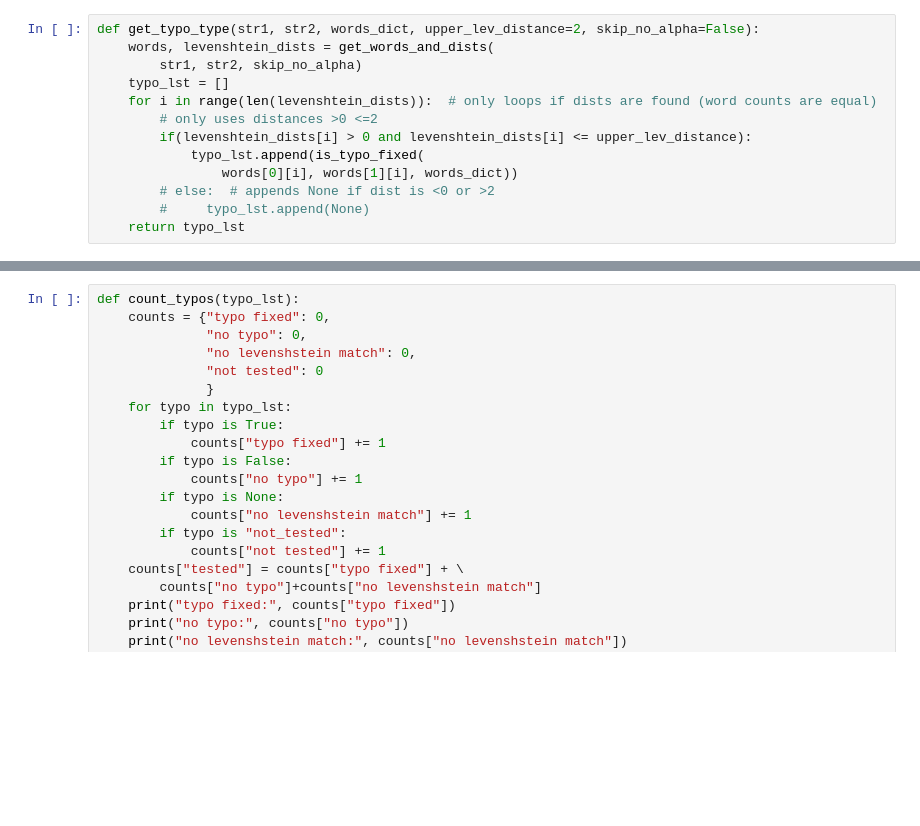
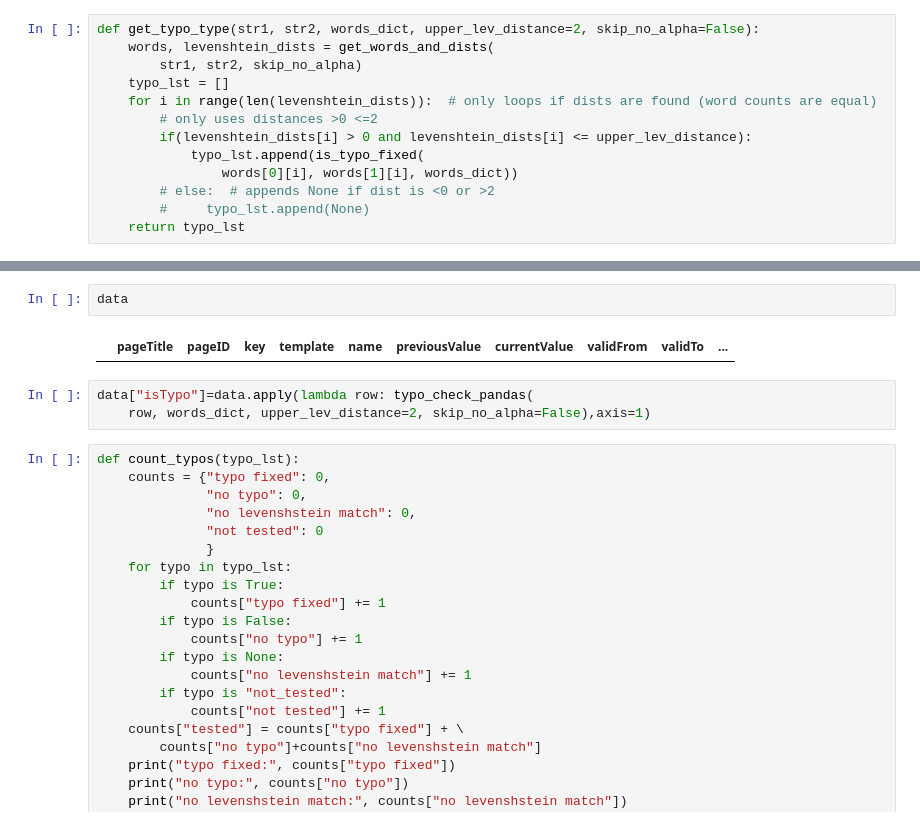
Before and after one commit to HPI-Information-Systems/wikipedia_cleanup, a Jupyter notebook: notebooks/tibor/typo_detection.ipynb, the cells around one changed output, grey strips where cells are left out. Drawn from its saved outputs; the diff is of its cells as text; blank space fills up the shorter version.

Commit message:
Change calculation to pandas

```diff
--- a/notebooks/tibor/typo_detection.ipynb
+++ b/notebooks/tibor/typo_detection.ipynb
@@ -155,3 +169,10 @@ def typo_check(str1, str2, words_dict, upper_lev_distance=2, skip_no_alpha=False
+# %%
+data
+# %% [output]
+|  | pageTitle | pageID | key | template | name | previousValue | currentValue | validFrom | validTo | ... |
+# %%
+data["isTypo"]=data.apply(lambda row: typo_check_pandas(
+    row, words_dict, upper_lev_distance=2, skip_no_alpha=False),axis=1)
 # %%
 def count_typos(typo_lst):
     counts = {"typo fixed": 0,
```
Also changed, not shown: parts of 7 cells of this notebook.
